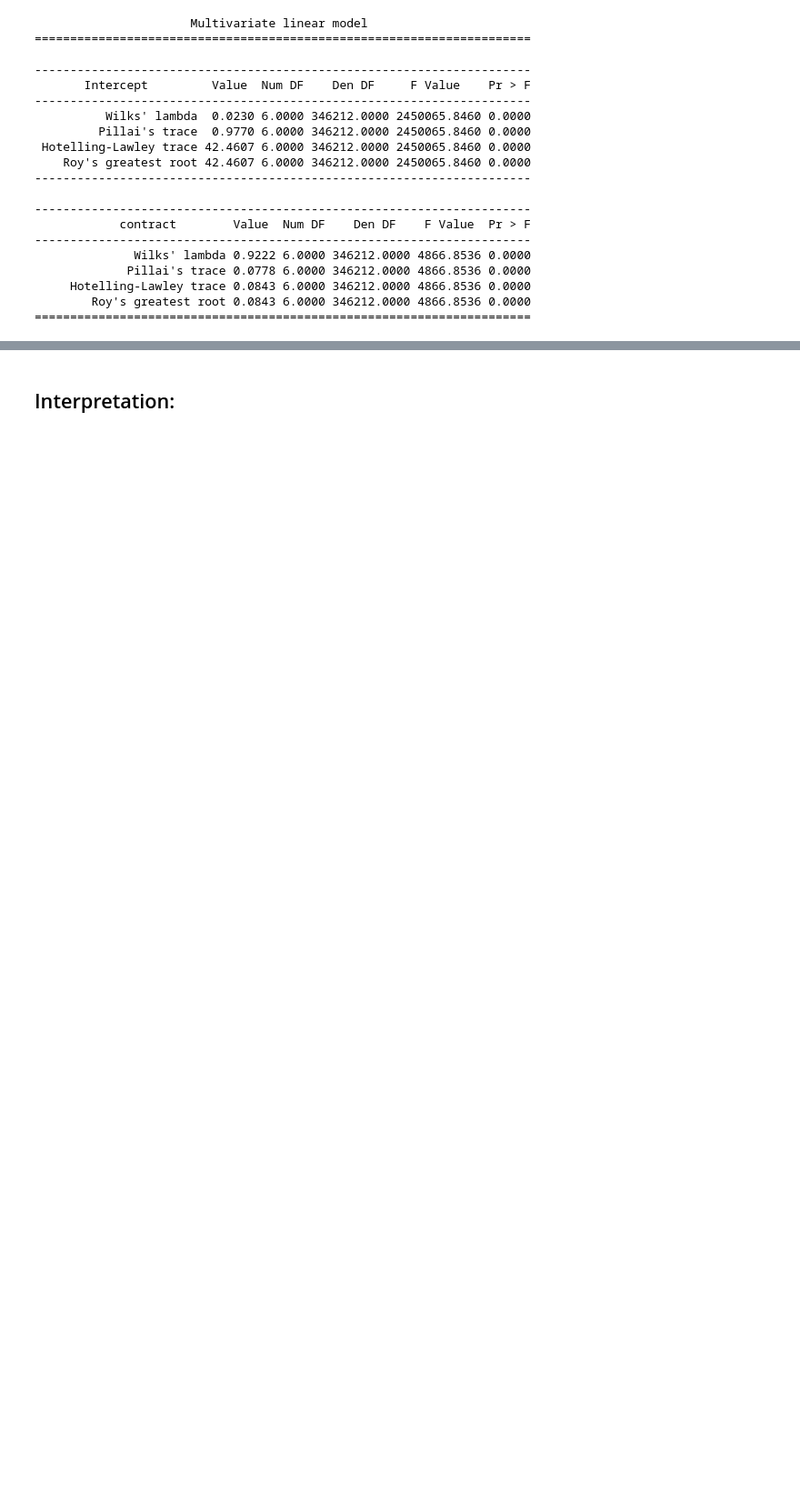
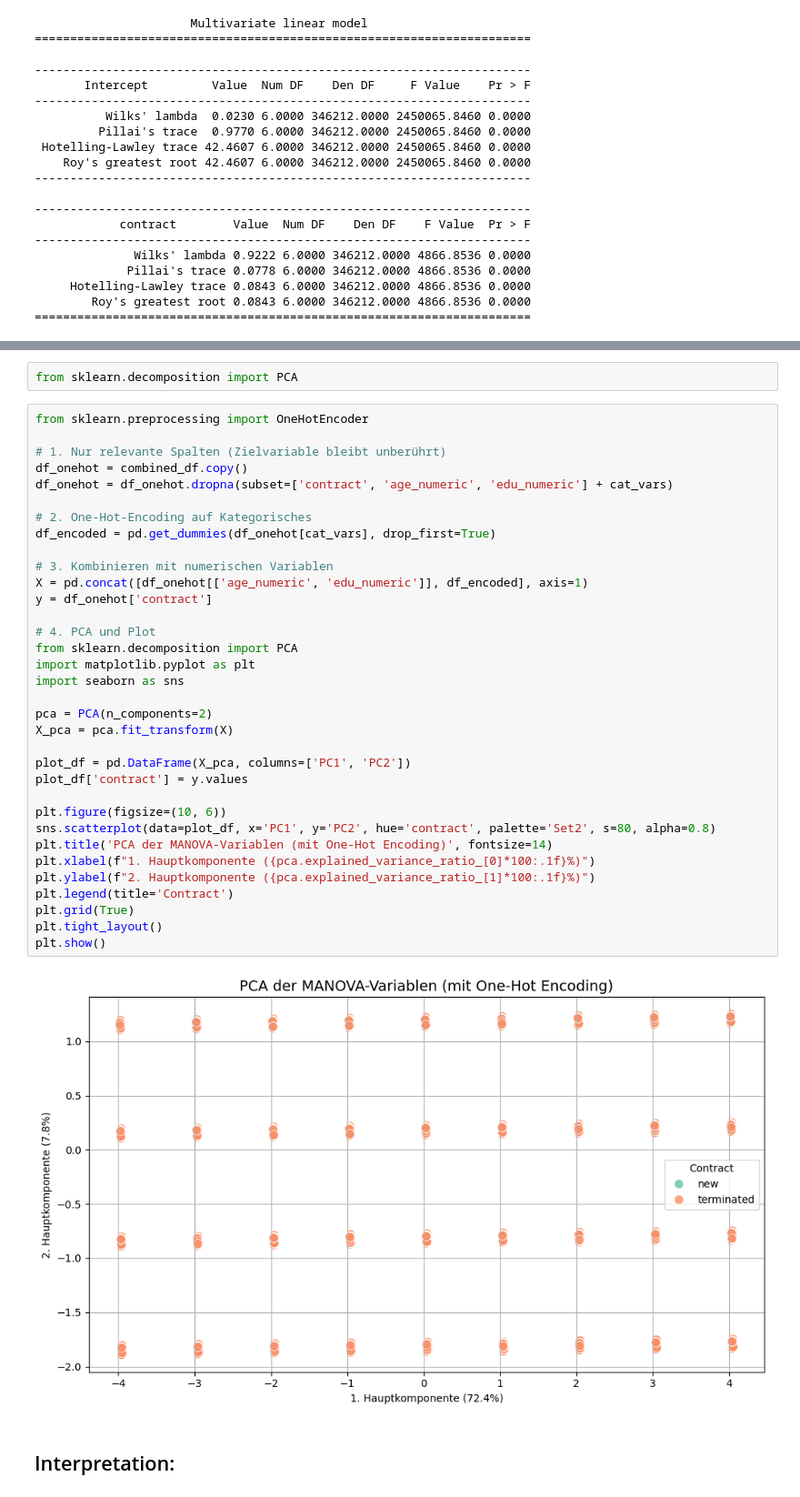
Before and after one commit to tpyrogova/FinApprenticeship, a Jupyter notebook: notebooks/statistical_analysis.ipynb, the cells around one changed output, grey strips where cells are left out. Shown: that part at 91% size. Drawn from its saved outputs; the diff is of its cells as text; blank space fills up the shorter version.

```diff
--- a/notebooks/statistical_analysis.ipynb
+++ b/notebooks/statistical_analysis.ipynb
@@ -824,3 +869,41 @@ print(result)
+# %%
+from sklearn.decomposition import PCA
+# %%
+from sklearn.preprocessing import OneHotEncoder
+
+# 1. Nur relevante Spalten (Zielvariable bleibt unberührt)
+df_onehot = combined_df.copy()
+df_onehot = df_onehot.dropna(subset=['contract', 'age_numeric', 'edu_numeric'] + cat_vars)
+
+# 2. One-Hot-Encoding auf Kategorisches
+df_encoded = pd.get_dummies(df_onehot[cat_vars], drop_first=True)
+
+# 3. Kombinieren mit numerischen Variablen
+X = pd.concat([df_onehot[['age_numeric', 'edu_numeric']], df_encoded], axis=1)
+y = df_onehot['contract']
+
+# 4. PCA und Plot
+from sklearn.decomposition import PCA
+import matplotlib.pyplot as plt
+import seaborn as sns
+
+pca = PCA(n_components=2)
+X_pca = pca.fit_transform(X)
+
+plot_df = pd.DataFrame(X_pca, columns=['PC1', 'PC2'])
+plot_df['contract'] = y.values
+
+plt.figure(figsize=(10, 6))
+sns.scatterplot(data=plot_df, x='PC1', y='PC2', hue='contract', palette='Set2', s=80, alpha=0.8)
+plt.title('PCA der MANOVA-Variablen (mit One-Hot Encoding)', fontsize=14)
+plt.xlabel(f"1. Hauptkomponente ({pca.explained_variance_ratio_[0]*100:.1f}%)")
+plt.ylabel(f"2. Hauptkomponente ({pca.explained_variance_ratio_[1]*100:.1f}%)")
+plt.legend(title='Contract')
+plt.grid(True)
+plt.tight_layout()
+plt.show()
+# %% [output]
+[figure, added]
 # %% [markdown]
 ## Interpretation:
 # %% [markdown]
```
Also changed, not shown: parts of 3 cells of this notebook.
